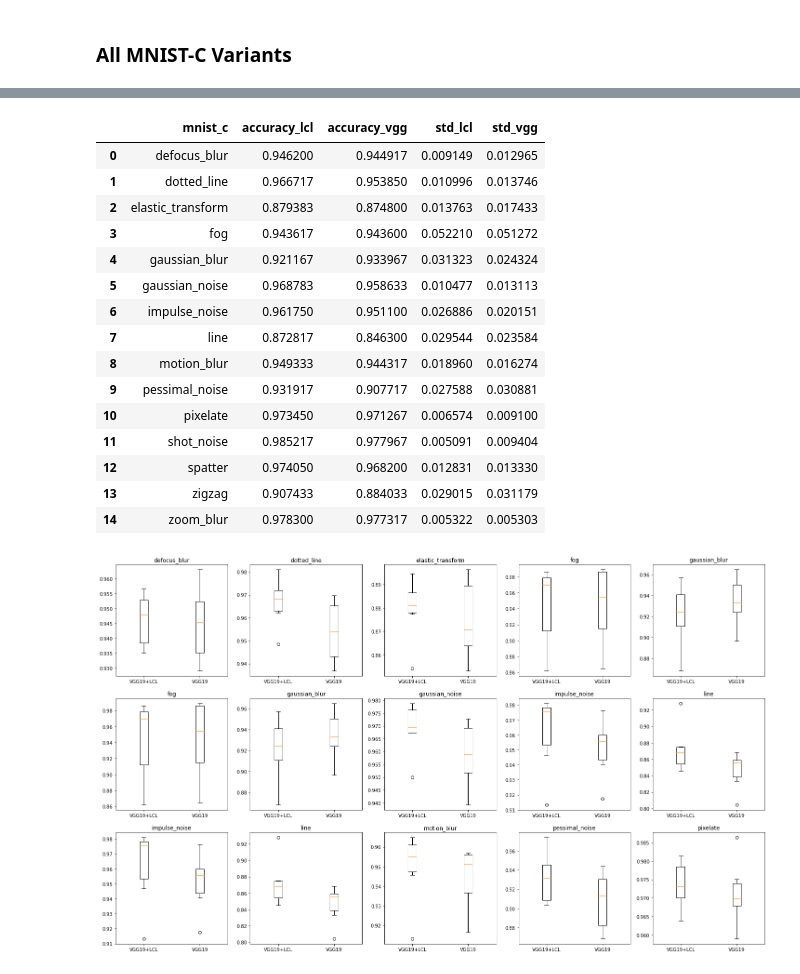
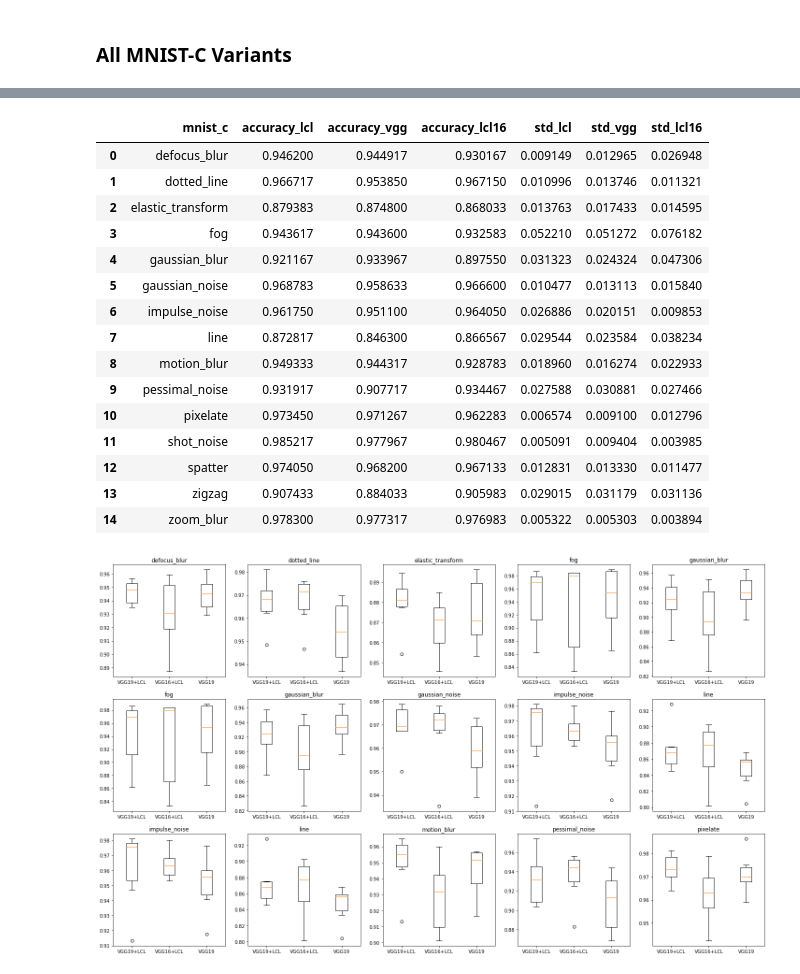
Before and after one commit to edualc/mt_object_recognition, a Jupyter notebook: ExperimentOverview.ipynb, the cells around one changed output, grey strips where cells are left out. Cells and saved outputs as stored; diff of their text form; code cells hidden in the pictures.

```diff
--- a/ExperimentOverview.ipynb
+++ b/ExperimentOverview.ipynb
@@ -67,5 +46,5 @@ df_b.head()
 # %%
-df_both = pd.merge(df_a, df_b)
+df_both = pd.merge(pd.merge(df_a, df_b), df_c)
 model_names = sorted(list(set([x.split(' - ')[0] for x in df_both.columns])))[:-1]
 model_names
 # %% [output]
@@ -374,12 +361,24 @@ VGG19_LCL_2022-04-06_023811__it16250_e3.pt
 # %%
 import pandas as pd
 df_lcl = pd.read_csv('mnist_c__lcl.csv')
+df_lcl['experiment'] = 'VGG19+LCL'
+
 df_vgg = pd.read_csv('mnist_c__vggonly.csv')
-
-df_lcl['experiment'] = 'VGG19+LCL'
 df_vgg['experiment'] = 'VGG19'
 
-df = df_lcl.append(df_vgg).reset_index()
+df_vgg16_1 = pd.read_csv('mnist_c__vgg16_lcl01.csv')
+df_vgg16_1['experiment'] = 'VGG16+LCL'
+df_vgg16_2 = pd.read_csv('mnist_c__vgg16_lcl23.csv')
+df_vgg16_2['experiment'] = 'VGG16+LCL'
+df_vgg16_3 = pd.read_csv('mnist_c__vgg16_lcl45.csv')
+df_vgg16_3['experiment'] = 'VGG16+LCL'
+
+
+df = df_lcl.append(df_vgg)
+df = df.append(df_vgg16_1)
+df = df.append(df_vgg16_2)
+df = df.append(df_vgg16_3).reset_index()
 df = df[['model','mnist_c_variant','accuracy','experiment']]
+print(df.groupby(['experiment']).count())
 df
 # %% [output]
@@ -411,48 +415,59 @@ def filter_vgg_lcl(df, attr):
     df_y.columns = ['mnist_c', attr+'_vgg']
     df_y
 
-    return df_x, df_y
+    df_z = df.reset_index()
+    df_z = df_z[df_z['experiment'] == 'VGG16+LCL'][['mnist_c_variant','accuracy']]
+    df_z.columns = ['mnist_c', attr+'_lcl16']
+    df_z
 
-a,b = filter_vgg_lcl(df_mean, 'accuracy')
-c,d = filter_vgg_lcl(df_std, 'std')
+    return df_x, df_y, df_z
 
-dfx = pd.merge(pd.merge(a,b),pd.merge(c,d))
+a,b,c = filter_vgg_lcl(df_mean, 'accuracy')
+d,e,f = filter_vgg_lcl(df_std, 'std')
+
+
+
+dfx = pd.merge(pd.merge(pd.merge(a,b), pd.merge(c,d)),pd.merge(e,f))
 dfx
 # %% [output]
-|  | mnist_c | accuracy_lcl | accuracy_vgg | std_lcl | std_vgg |
-| 0 | defocus_blur | 0.946200 | 0.944917 | 0.009149 | 0.012965 |
-| 1 | dotted_line | 0.966717 | 0.953850 | 0.010996 | 0.013746 |
-| 2 | elastic_transform | 0.879383 | 0.874800 | 0.013763 | 0.017433 |
-| 3 | fog | 0.943617 | 0.943600 | 0.052210 | 0.051272 |
-| 4 | gaussian_blur | 0.921167 | 0.933967 | 0.031323 | 0.024324 |
-| 5 | gaussian_noise | 0.968783 | 0.958633 | 0.010477 | 0.013113 |
-| 6 | impulse_noise | 0.961750 | 0.951100 | 0.026886 | 0.020151 |
-| 7 | line | 0.872817 | 0.846300 | 0.029544 | 0.023584 |
-| 8 | motion_blur | 0.949333 | 0.944317 | 0.018960 | 0.016274 |
-| 9 | pessimal_noise | 0.931917 | 0.907717 | 0.027588 | 0.030881 |
-| 10 | pixelate | 0.973450 | 0.971267 | 0.006574 | 0.009100 |
-| 11 | shot_noise | 0.985217 | 0.977967 | 0.005091 | 0.009404 |
-| 12 | spatter | 0.974050 | 0.968200 | 0.012831 | 0.013330 |
-| 13 | zigzag | 0.907433 | 0.884033 | 0.029015 | 0.031179 |
-| 14 | zoom_blur | 0.978300 | 0.977317 | 0.005322 | 0.005303 |
+|  | mnist_c | accuracy_lcl | accuracy_vgg | accuracy_lcl16 | std_lcl | std_vgg | std_lcl16 |
+| 0 | defocus_blur | 0.946200 | 0.944917 | 0.930167 | 0.009149 | 0.012965 | 0.026948 |
+| 1 | dotted_line | 0.966717 | 0.953850 | 0.967150 | 0.010996 | 0.013746 | 0.011321 |
+| 2 | elastic_transform | 0.879383 | 0.874800 | 0.868033 | 0.013763 | 0.017433 | 0.014595 |
+| 3 | fog | 0.943617 | 0.943600 | 0.932583 | 0.052210 | 0.051272 | 0.076182 |
+| 4 | gaussian_blur | 0.921167 | 0.933967 | 0.897550 | 0.031323 | 0.024324 | 0.047306 |
+| 5 | gaussian_noise | 0.968783 | 0.958633 | 0.966600 | 0.010477 | 0.013113 | 0.015840 |
+| 6 | impulse_noise | 0.961750 | 0.951100 | 0.964050 | 0.026886 | 0.020151 | 0.009853 |
+| 7 | line | 0.872817 | 0.846300 | 0.866567 | 0.029544 | 0.023584 | 0.038234 |
+| 8 | motion_blur | 0.949333 | 0.944317 | 0.928783 | 0.018960 | 0.016274 | 0.022933 |
+| 9 | pessimal_noise | 0.931917 | 0.907717 | 0.934467 | 0.027588 | 0.030881 | 0.027466 |
+| 10 | pixelate | 0.973450 | 0.971267 | 0.962283 | 0.006574 | 0.009100 | 0.012796 |
+| 11 | shot_noise | 0.985217 | 0.977967 | 0.980467 | 0.005091 | 0.009404 | 0.003985 |
+| 12 | spatter | 0.974050 | 0.968200 | 0.967133 | 0.012831 | 0.013330 | 0.011477 |
+| 13 | zigzag | 0.907433 | 0.884033 | 0.905983 | 0.029015 | 0.031179 | 0.031136 |
+| 14 | zoom_blur | 0.978300 | 0.977317 | 0.976983 | 0.005322 | 0.005303 | 0.003894 |
 # %%
 from IPython.display import display, HTML
 display(HTML("<style>.container { width:80% !important; }</style>"))
 # %%
 import matplotlib.pyplot as plt
 
 plot_size = 5
 fig, axs = plt.subplots(3,5, figsize=(5*plot_size,3*plot_size))
 
 for y in range(5):
     for x in range(3):
         dfix = y+3*x
         row = dfx.iloc[dfix,:]
         df_i = df[df['mnist_c_variant'] == row['mnist_c']]
 
+        vgg19 = df_i[df_i['experiment'] == 'VGG19']['accuracy'].to_numpy()
+        vgg19lcl = df_i[df_i['experiment'] == 'VGG19+LCL']['accuracy'].to_numpy()
+        vgg16lcl = df_i[df_i['experiment'] == 'VGG16+LCL']['accuracy'].to_numpy()
+
         axs[x,y].set_title(row['mnist_c'])
-        axs[x,y].boxplot([df_i['accuracy'][:6].to_numpy(), df_i['accuracy'][6:].to_numpy()])
-        axs[x,y].set_xticklabels(['VGG19+LCL', 'VGG19'])
+        axs[x,y].boxplot([vgg19lcl, vgg16lcl, vgg19])
+        axs[x,y].set_xticklabels(['VGG19+LCL', 'VGG16+LCL', 'VGG19'])
         #axs[x,y].set_ylim([0.83, 1])
 # %% [output]
-[figure, old version]
+[figure, new version]
```
Also changed, not shown: parts of 11 cells of this notebook, 17 other files.
